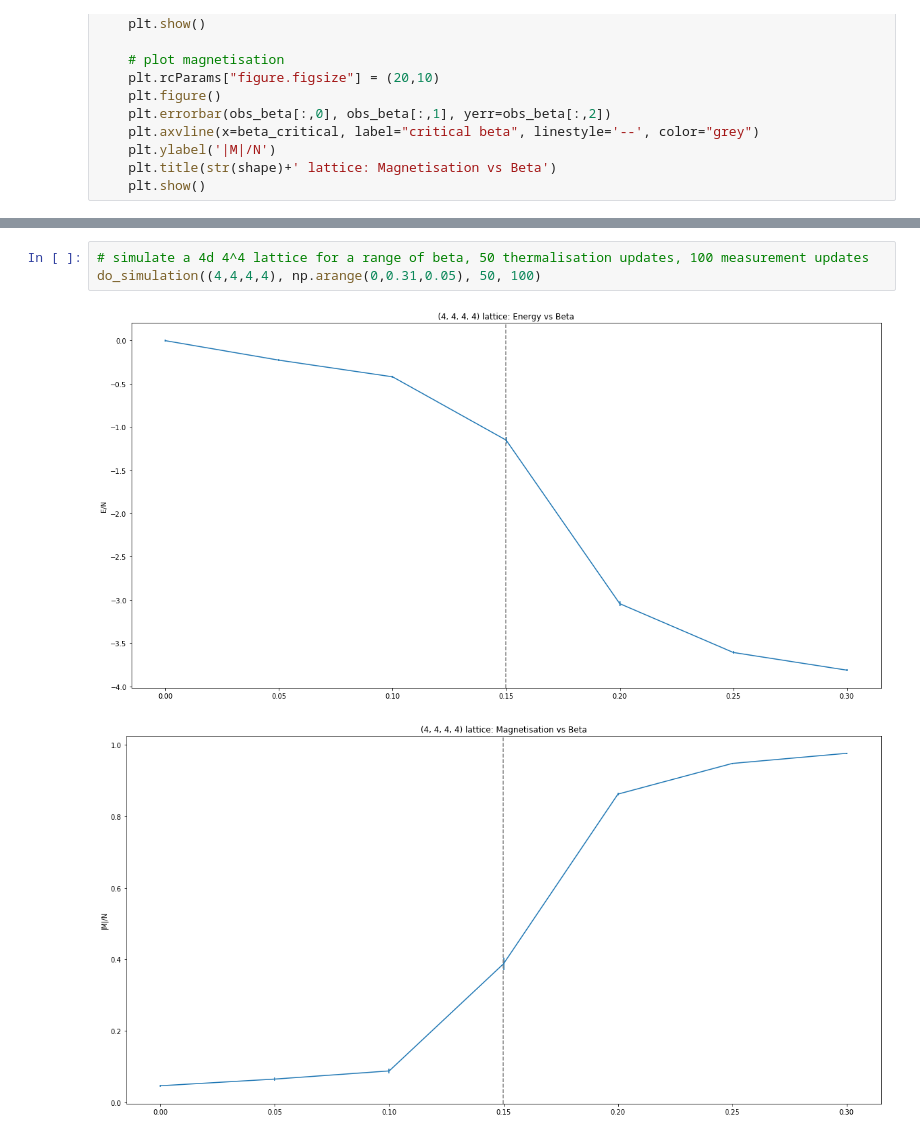
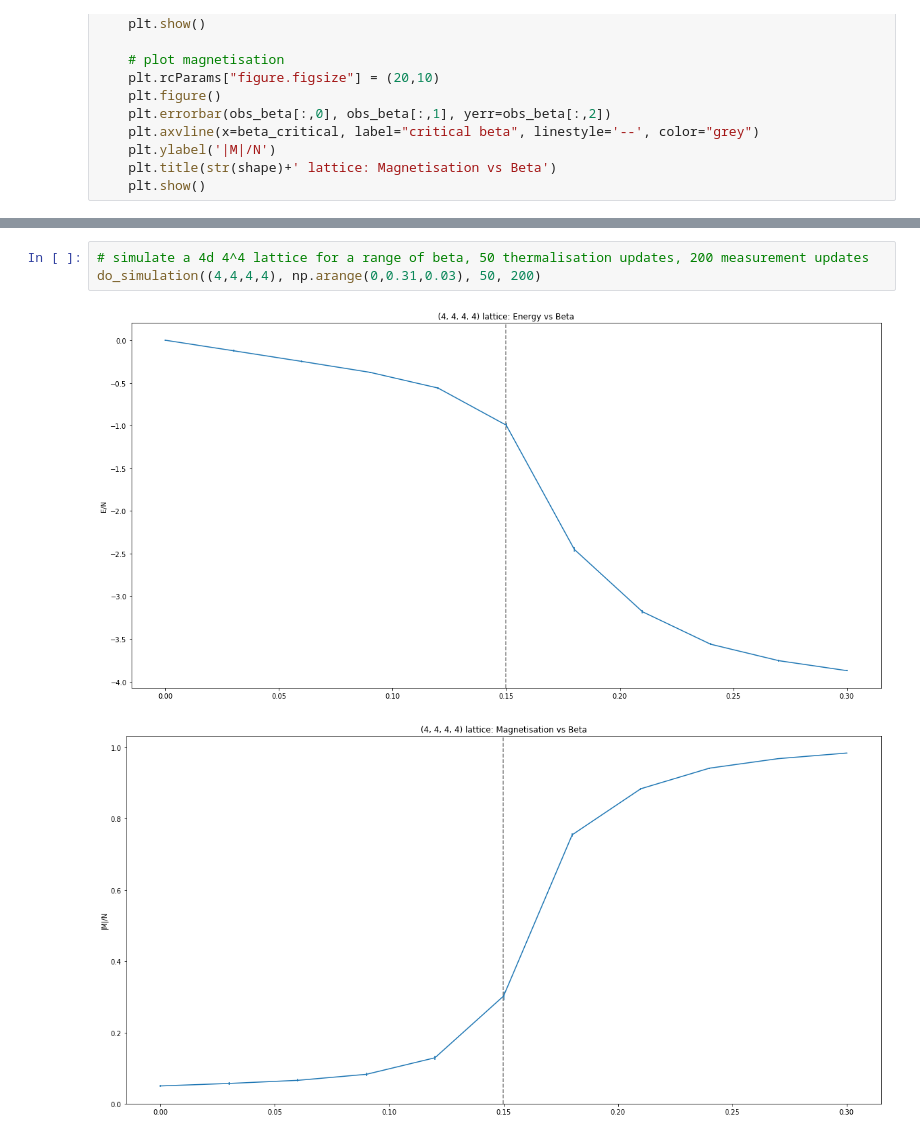
Before and after one commit to lkeegan/LQCD, a Jupyter notebook: exercise-05/python-code.ipynb, the cells around one changed output, grey strips where cells are left out. Saved outputs shown, nothing was run; the diff lists cells and outputs as text.

```diff
--- a/exercise-05/python-code.ipynb
+++ b/exercise-05/python-code.ipynb
@@ -163,6 +163,6 @@ do_simulation((6,6), np.arange(0,1,0.1), 50, 500)
 # %%
-# simulate a 4d 4^4 lattice for a range of beta, 50 thermalisation updates, 100 measurement updates
-do_simulation((4,4,4,4), np.arange(0,0.31,0.05), 50, 100)
+# simulate a 4d 4^4 lattice for a range of beta, 50 thermalisation updates, 200 measurement updates
+do_simulation((4,4,4,4), np.arange(0,0.31,0.03), 50, 200)
 # %% [output]
-[figure, old version]
+[figure, new version]
-[figure, old version]
+[figure, new version]
```
Also changed, not shown: parts of 1 cell of this notebook, 1 other file.
